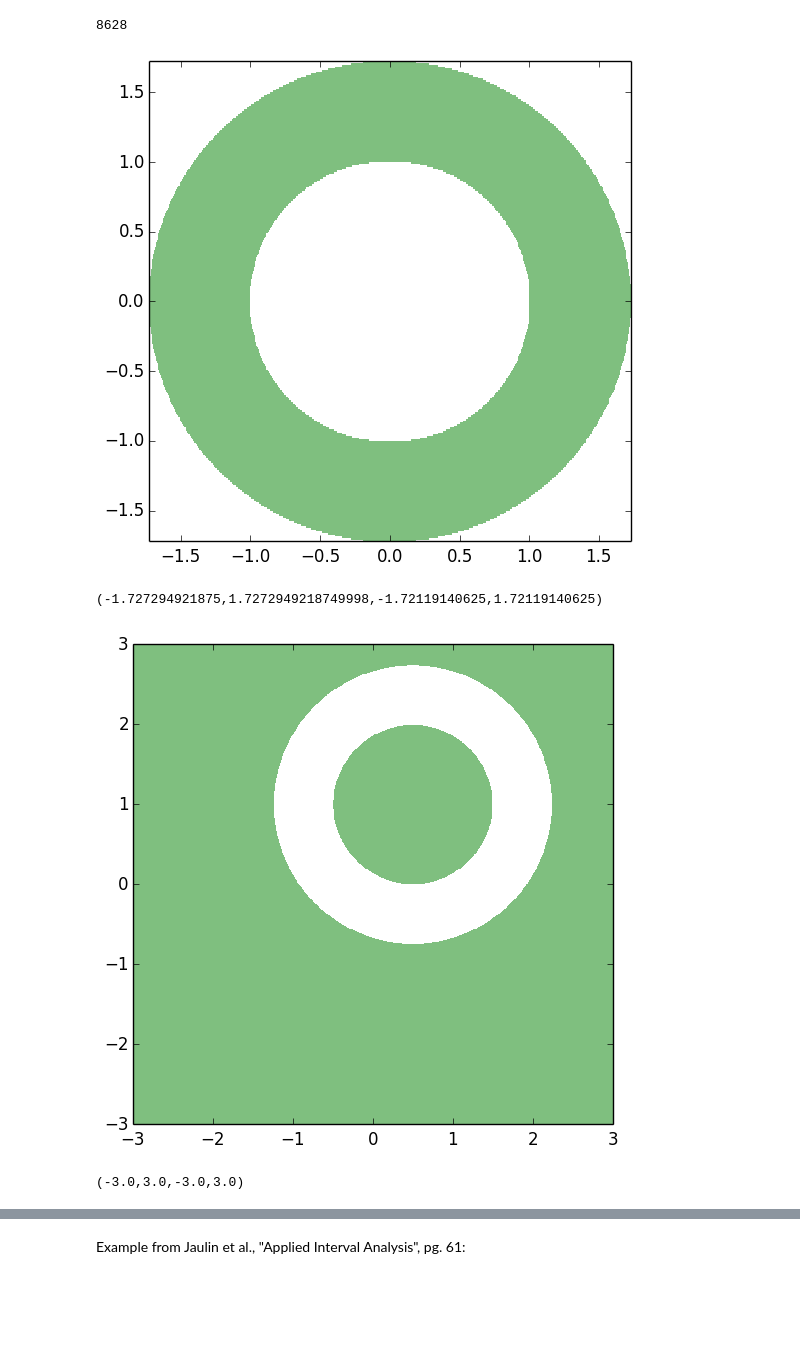
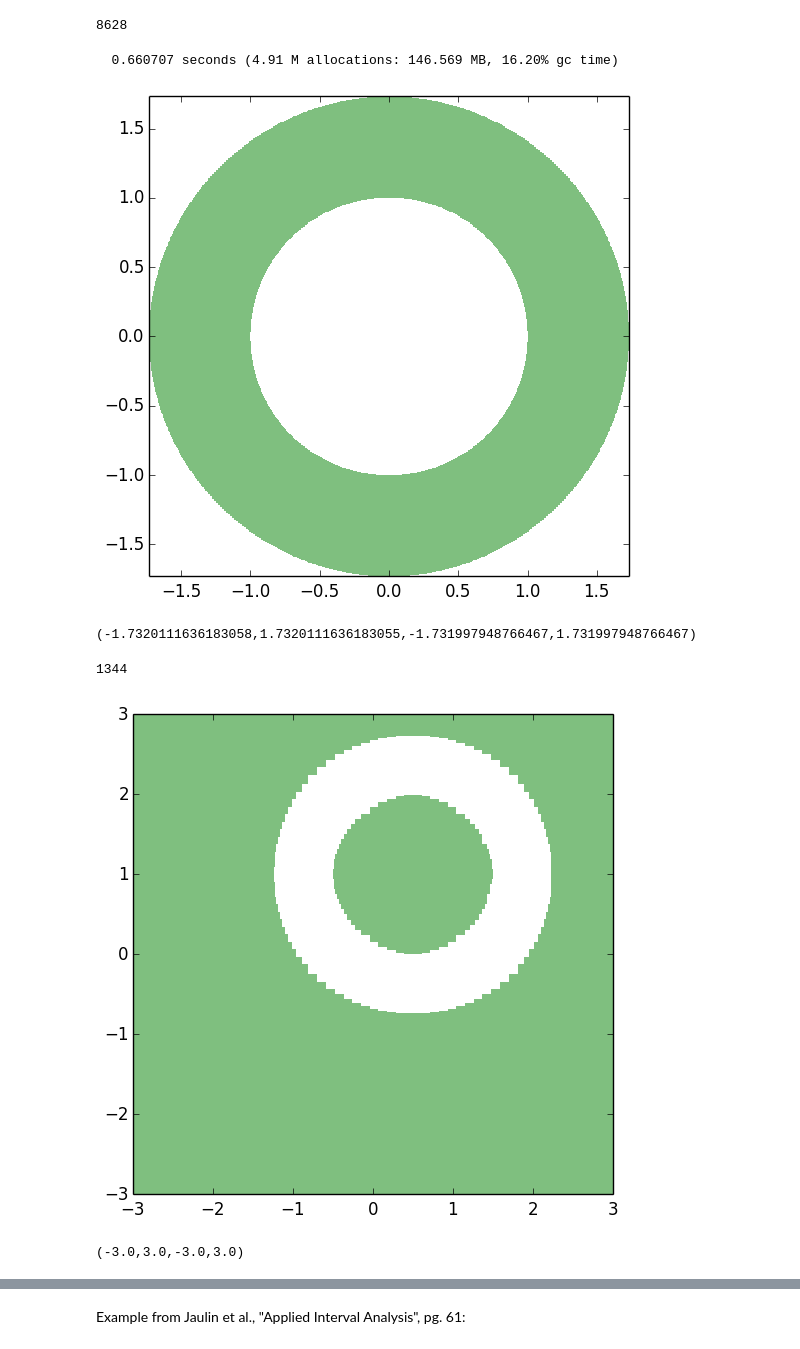
Before and after one commit to JuliaIntervals/IntervalConstraintProgramming.jl, a Jupyter notebook: examples/Set inversion with separators examples.ipynb, the cells around one changed output, grey strips where cells are left out. Saved outputs shown, nothing was run; the diff lists cells and outputs as text; code cells hidden in the pictures; blank space fills up the shorter version.

```diff
--- a/examples/Set inversion with separators examples.ipynb
+++ b/examples/Set inversion with separators examples.ipynb
@@ -99,19 +82,25 @@ length(inner)
 # %% [output]
 8628
 # %%
+X = IntervalBox(-100..100, -100..100)
 S2 = @separator 1 <= x^2 + y^2 <= 3
-inner, boundary = set_inversion(S2, X, ldexp(1., -7))
+@time inner, boundary = set_inversion(S2, X, ldexp(1., -6))
 draw(inner)
 # %% [output]
+  0.660707 seconds (4.91 M allocations: 146.569 MB, 16.20% gc time)
 [figure]
-(-1.727294921875,1.7272949218749998,-1.72119140625,1.72119140625)
+(-1.7320111636183058,1.7320111636183055,-1.731997948766467,1.731997948766467)
+# %%
+length(inner)
+# %% [output]
+1344
 # %%
 S3 =  @separator 1 <= (x-0.5)^2 + (y-1)^2 <= 3
 S3c = !S3  # complement
 
 Y = IntervalBox(-3..3, -3..3)
-inner, boundary = set_inversion(S3c, Y, ldexp(1., -7))
+inner, boundary = set_inversion(S3c, Y, ldexp(1., -3))
 draw(inner)
 # %% [output]
-[figure, old version]
+[figure, new version]
 (-3.0,3.0,-3.0,3.0)
```
Also changed, not shown: parts of 8 cells of this notebook, 2 other files.
